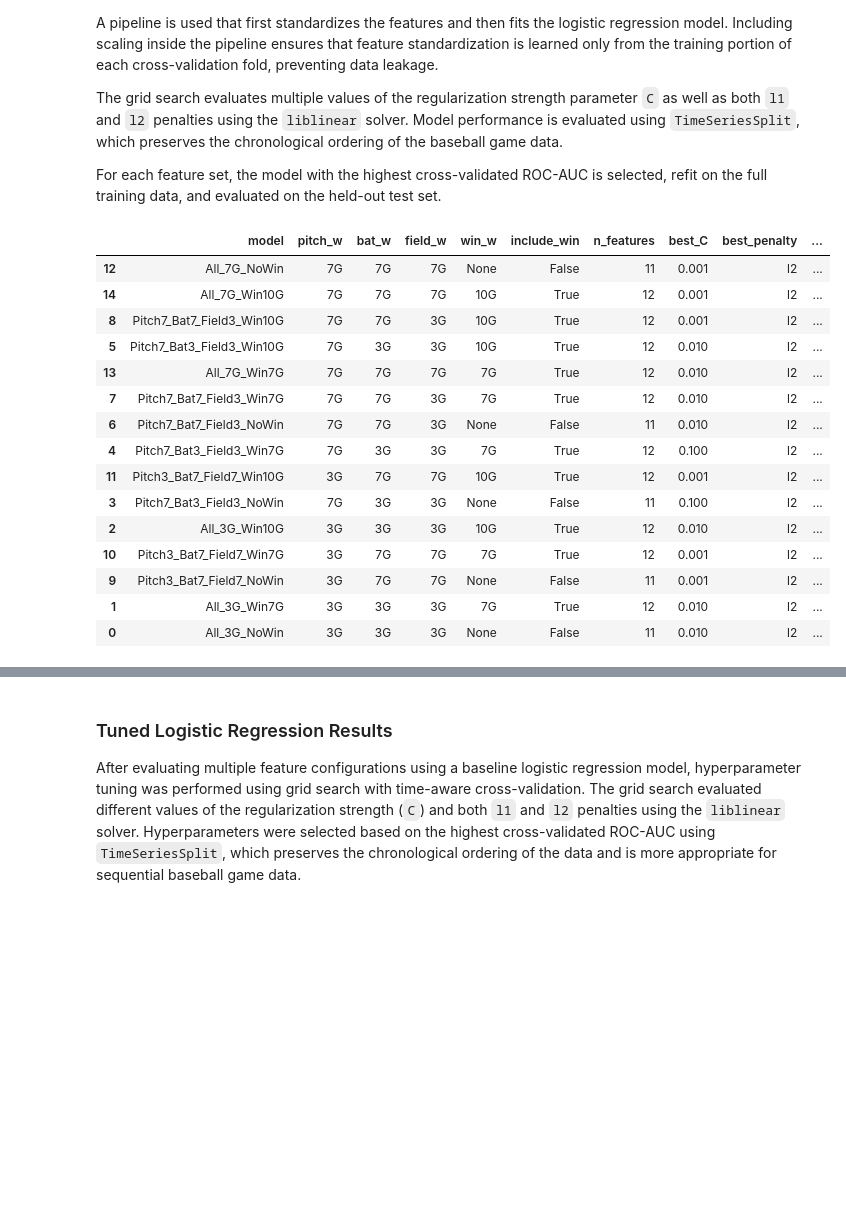
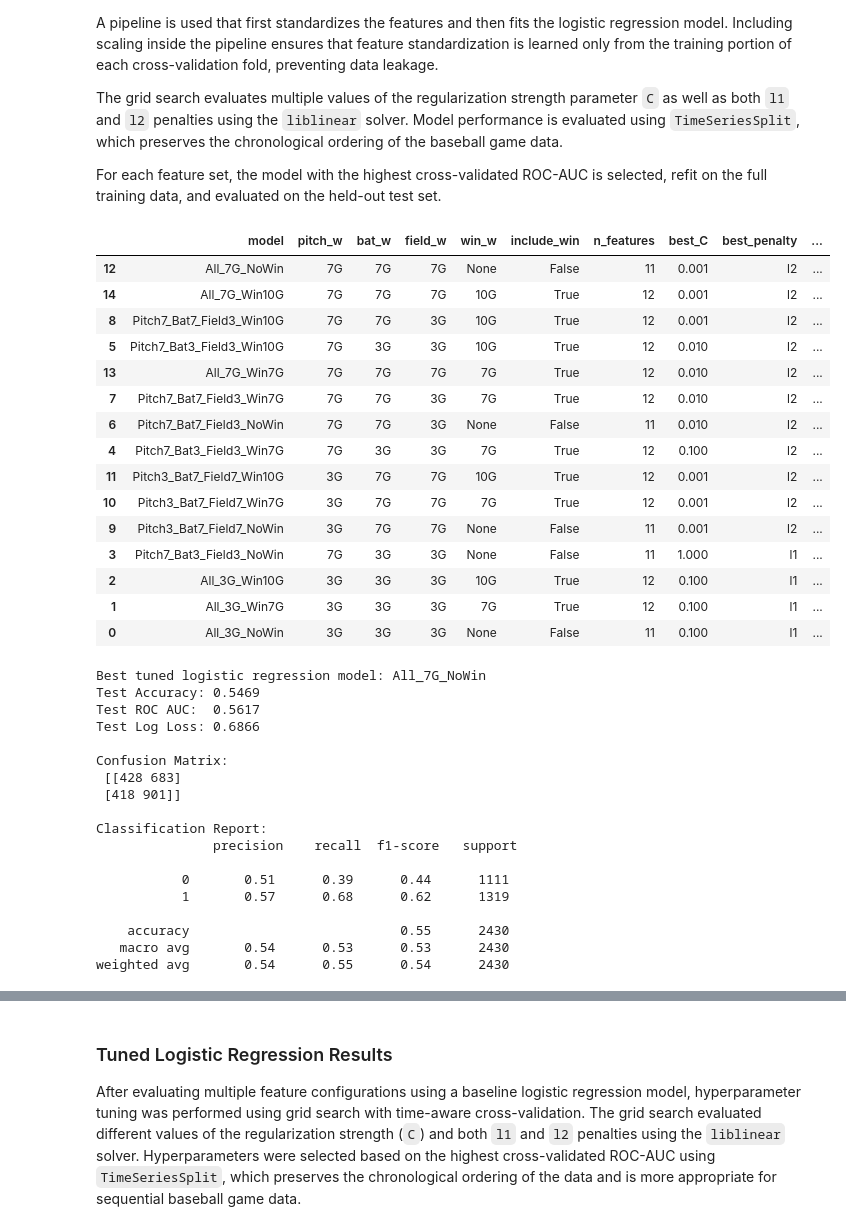
Before and after one commit to Sam-Gartenstein/mlb-win-prediction, a Jupyter notebook: ML Game Outcome Modeling.ipynb, the cells around one changed output, grey strips where cells are left out. Cells and saved outputs as stored; diff of their text form; code cells hidden in the pictures; blank space fills up the shorter version.

```diff
--- a/ML Game Outcome Modeling.ipynb
+++ b/ML Game Outcome Modeling.ipynb
@@ -495,7 +626,7 @@ tscv = TimeSeriesSplit(n_splits=5)
 # Pipeline: scaling + logistic regression
 pipe = Pipeline([
     ("scaler", StandardScaler()),
-    ("model", LogisticRegression(max_iter=2000))
+    ("model", LogisticRegression(max_iter=2000, solver="liblinear"))
 ])
 
 # Hyperparameter grid
@@ -507,7 +638,7 @@ param_grid = {
 tuned_results = []
 tuned_models = {}
 
-for cfg in tqdm(combos, desc="Tuning feature sets"):
+for cfg in tqdm(combos, desc="Tuning logistic regression feature sets"):
     name = cfg["name"]
     win_map = cfg["windows"]
     include_win = cfg.get("include_win", True)
@@ -539,9 +670,11 @@ for cfg in tqdm(combos, desc="Tuning feature sets"):
     y_pred = best_model.predict(X_test_combo)
     y_proba = best_model.predict_proba(X_test_combo)[:, 1]
 
-    acc = accuracy_score(y_test, y_pred)
-    auc = roc_auc_score(y_test, y_proba)
-    ll = log_loss(y_test, y_proba)
+    test_accuracy = accuracy_score(y_test, y_pred)
+    test_roc_auc = roc_auc_score(y_test, y_proba)
+    test_log_loss = log_loss(y_test, y_proba)
+    cm = confusion_matrix(y_test, y_pred)
+    report = classification_report(y_test, y_pred)
 
     tuned_results.append({
         "model": name,
@@ -554,9 +687,9 @@ for cfg in tqdm(combos, desc="Tuning feature sets"):
         "best_C": grid.best_params_["model__C"],
         "best_penalty": grid.best_params_["model__penalty"],
         "cv_roc_auc": grid.best_score_,
-        "test_accuracy": acc,
-        "test_roc_auc": auc,
-        "test_log_loss": ll
+        "test_accuracy": test_accuracy,
+        "test_roc_auc": test_roc_auc,
+        "test_log_loss": test_log_loss
     })
 
     tuned_models[name] = {
@@ -564,37 +697,63 @@ for cfg in tqdm(combos, desc="Tuning feature sets"):
         "best_model": best_model,
         "X_test": X_test_combo,
         "y_test": y_test,
-        "feature_names": X_train_combo.columns
+        "feature_names": X_train_combo.columns,
+        "confusion_matrix": cm,
+        "classification_report": report
     }
 
 tuned_results_df = pd.DataFrame(tuned_results).sort_values(
     by=["test_roc_auc", "test_log_loss"],
     ascending=[False, True]
 )
 
 display(
     tuned_results_df[
         [
             "model", "pitch_w", "bat_w", "field_w", "win_w", "include_win",
             "n_features", "best_C", "best_penalty",
             "cv_roc_auc", "test_accuracy", "test_roc_auc", "test_log_loss"
         ]
     ]
 )
+
+print_best_model_report(
+    tuned_results_df,
+    tuned_models,
+    label="Best tuned logistic regression model"
+)
 # %% [output]
 |  | model | pitch_w | bat_w | field_w | win_w | include_win | n_features | best_C | best_penalty | ... |
 | 12 | All_7G_NoWin | 7G | 7G | 7G | None | False | 11 | 0.001 | l2 | ... |
 | 14 | All_7G_Win10G | 7G | 7G | 7G | 10G | True | 12 | 0.001 | l2 | ... |
 | 8 | Pitch7_Bat7_Field3_Win10G | 7G | 7G | 3G | 10G | True | 12 | 0.001 | l2 | ... |
 | 5 | Pitch7_Bat3_Field3_Win10G | 7G | 3G | 3G | 10G | True | 12 | 0.010 | l2 | ... |
 | 13 | All_7G_Win7G | 7G | 7G | 7G | 7G | True | 12 | 0.010 | l2 | ... |
 | 7 | Pitch7_Bat7_Field3_Win7G | 7G | 7G | 3G | 7G | True | 12 | 0.010 | l2 | ... |
 | 6 | Pitch7_Bat7_Field3_NoWin | 7G | 7G | 3G | None | False | 11 | 0.010 | l2 | ... |
 | 4 | Pitch7_Bat3_Field3_Win7G | 7G | 3G | 3G | 7G | True | 12 | 0.100 | l2 | ... |
 | 11 | Pitch3_Bat7_Field7_Win10G | 3G | 7G | 7G | 10G | True | 12 | 0.001 | l2 | ... |
-| 3 | Pitch7_Bat3_Field3_NoWin | 7G | 3G | 3G | None | False | 11 | 0.100 | l2 | ... |
-| 2 | All_3G_Win10G | 3G | 3G | 3G | 10G | True | 12 | 0.010 | l2 | ... |
 | 10 | Pitch3_Bat7_Field7_Win7G | 3G | 7G | 7G | 7G | True | 12 | 0.001 | l2 | ... |
 | 9 | Pitch3_Bat7_Field7_NoWin | 3G | 7G | 7G | None | False | 11 | 0.001 | l2 | ... |
-| 1 | All_3G_Win7G | 3G | 3G | 3G | 7G | True | 12 | 0.010 | l2 | ... |
-| 0 | All_3G_NoWin | 3G | 3G | 3G | None | False | 11 | 0.010 | l2 | ... |
+| 3 | Pitch7_Bat3_Field3_NoWin | 7G | 3G | 3G | None | False | 11 | 1.000 | l1 | ... |
+| 2 | All_3G_Win10G | 3G | 3G | 3G | 10G | True | 12 | 0.100 | l1 | ... |
+| 1 | All_3G_Win7G | 3G | 3G | 3G | 7G | True | 12 | 0.100 | l1 | ... |
+| 0 | All_3G_NoWin | 3G | 3G | 3G | None | False | 11 | 0.100 | l1 | ... |
+Best tuned logistic regression model: All_7G_NoWin
+Test Accuracy: 0.5469
+Test ROC AUC:  0.5617
+Test Log Loss: 0.6866
+
+Confusion Matrix:
+ [[428 683]
+ [418 901]]
+
+Classification Report:
+               precision    recall  f1-score   support
+
+           0       0.51      0.39      0.44      1111
+           1       0.57      0.68      0.62      1319
+
+    accuracy                           0.55      2430
+   macro avg       0.54      0.53      0.53      2430
+weighted avg       0.54      0.55      0.54      2430
```
Also changed, not shown: parts of 16 cells of this notebook.
